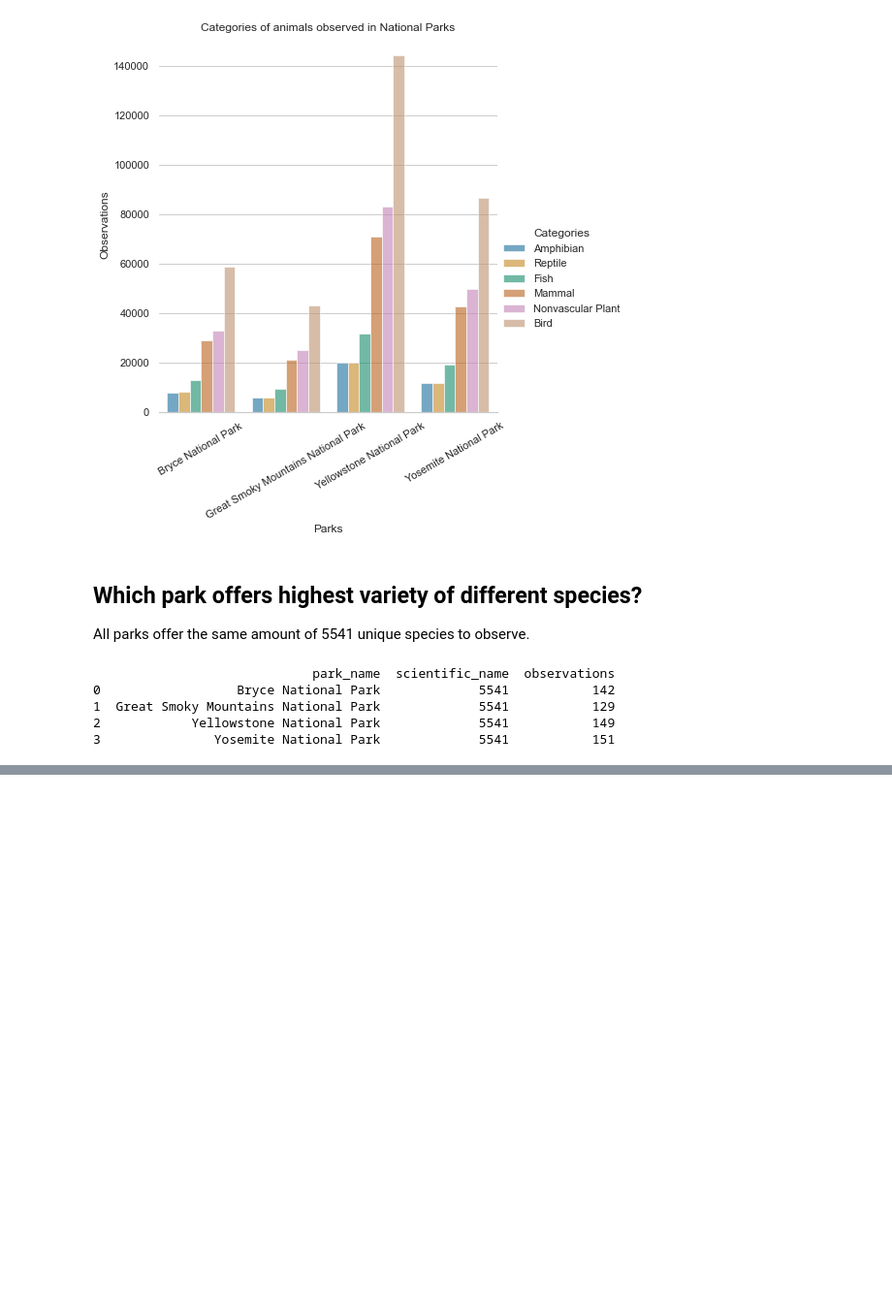
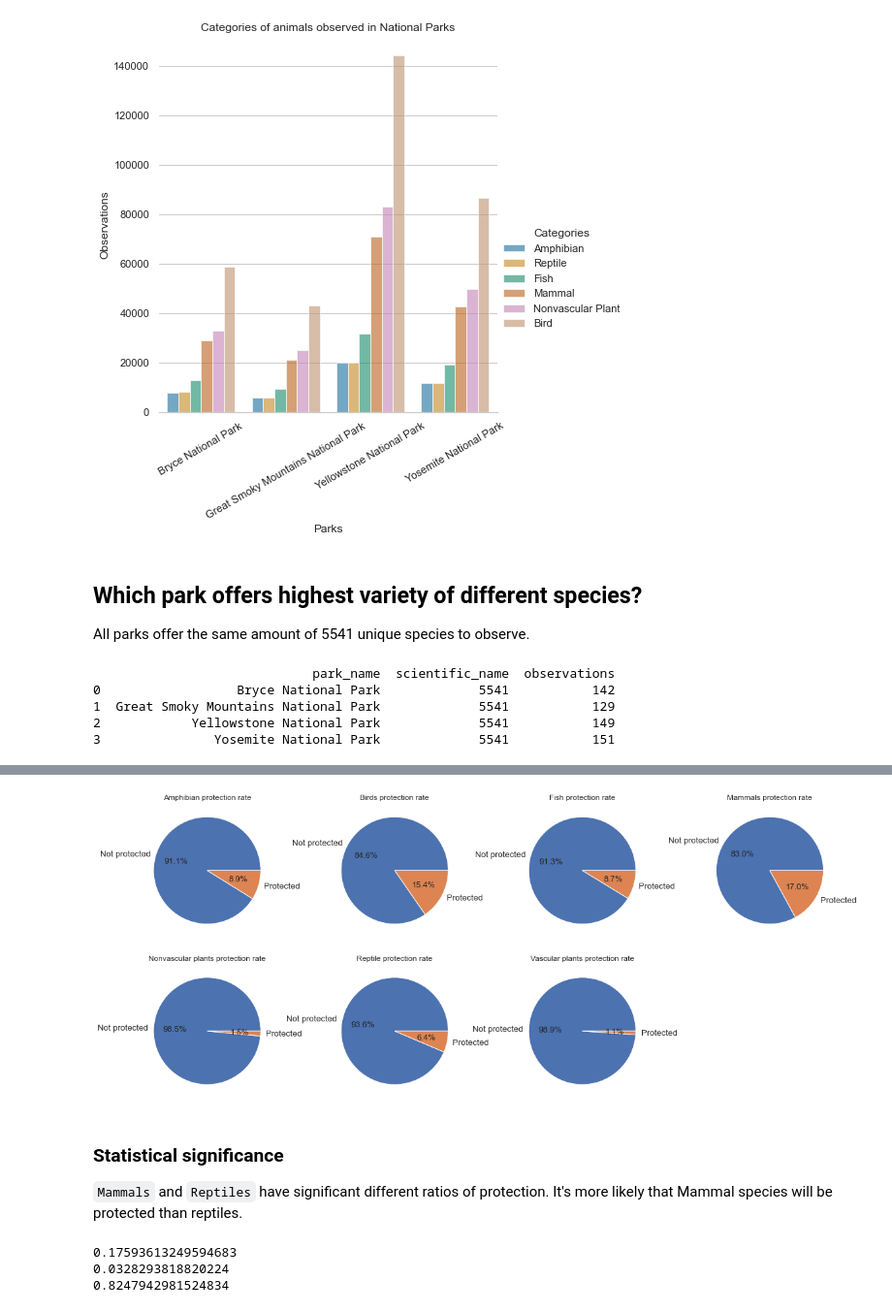
Before and after one commit to abass99/Biodiversity_In_National_Parks, a Jupyter notebook: biodiversity.ipynb, the cells around one changed output, grey strips where cells are left out. Shown at 97% size. Cells and saved outputs as stored; diff of their text form; code cells hidden in the pictures; blank space fills up the shorter version.

```diff
--- a/biodiversity.ipynb
+++ b/biodiversity.ipynb
@@ -250,0 +282,72 @@ TypeError: count() takes 1 positional argument but 2 were given
+# %%
+amph = [72,7]
+labels=["Not protected", "Protected"]
+bird = [413,75]
+Fish = [115,11]
+mam = [146,30]
+nonvas = [328,5]
+reptile = [73,5]
+vascul = [4216,46]
+
+
+plt.figure(figsize=(20,13))
+plt.subplot(3,4,1)
+plt.pie(amph, labels = labels, autopct = "%1.1f%%",textprops={'fontsize': 13})
+plt.title("Amphibian protection rate")
+
+plt.subplot(3,4,2)
+plt.pie(bird,labels = labels, autopct = "%1.1f%%", textprops={'fontsize': 13})
+plt.title("Birds protection rate")
+
+plt.subplot(3,4,3)
+plt.pie(Fish, labels = labels, autopct = "%1.1f%%",textprops={'fontsize': 13})
+plt.title("Fish protection rate")
+
+plt.subplot(3,4,4)
+plt.pie(mam, labels = labels, autopct = "%1.1f%%",textprops={'fontsize': 13})
+plt.title("Mammals protection rate")
+
+plt.subplot(3,4,5)
+plt.pie(nonvas, labels = labels, autopct = "%1.1f%%",textprops={'fontsize': 13})
+plt.title("Nonvascular plants protection rate")
+
+plt.subplot(3,4,6)
+plt.pie(reptile, labels = labels, autopct = "%1.1f%%",textprops={'fontsize': 13})
+plt.title("Reptile protection rate")
+
+plt.subplot(3,4,7)
+plt.pie(vascul, labels = labels, autopct = "%1.1f%%",textprops={'fontsize': 13})
+plt.title("Vascular plants protection rate")
+
+
+plt.show()
+# %% [output]
+[figure, added]
+# %% [markdown]
+### Statistical significance
+`Mammals` and `Reptiles` have significant different ratios of protection. It's more likely that Mammal species will be protected than reptiles.
+# %%
+# chi2 test to see if there`s significant difference between types of species protection rate
+amph_bird = [[7,72], [75,413]]
+mam_reptile = [[30,146], [5,75]]
+amph_fish = [[7,72], [11,115]]
+
+from scipy.stats import chi2_contingency
+# amphibians and birds
+chi2, pval, dof, expected = chi2_contingency(amph_bird)
+amph_bird_pval = pval
+print(amph_bird_pval)
+
+# mammals and reptiles
+chi2, pval, dof, expected = chi2_contingency(mam_reptile)
+mam_rept_pval = pval
+print(mam_rept_pval)
+
+# amphibian and fish
+chi2, pval, dof, expected = chi2_contingency(amph_fish)
+amph_fish_pval = pval
+print(amph_fish_pval)
+# %% [output]
+0.17593613249594683
+0.0328293818820224
+0.8247942981524834
```
Also changed, not shown: parts of 8 cells of this notebook.
